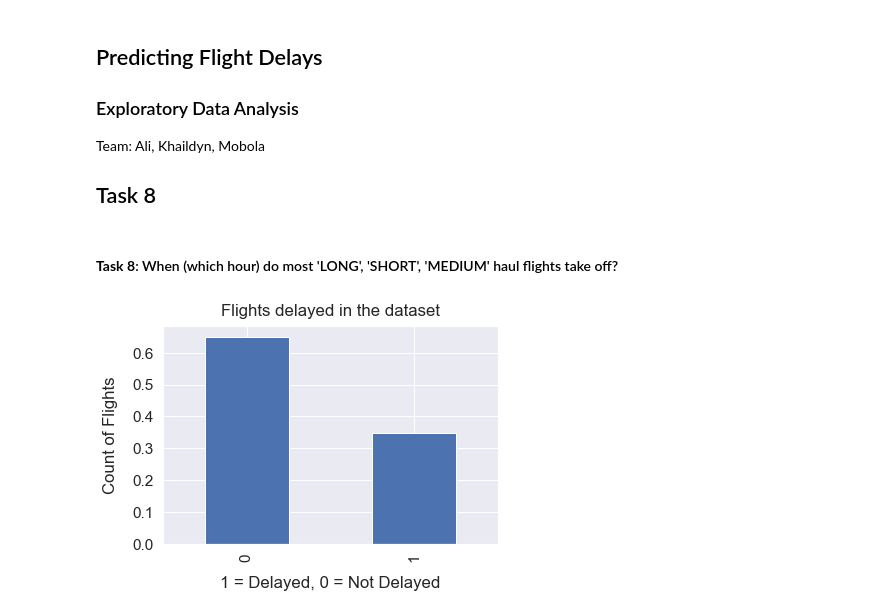
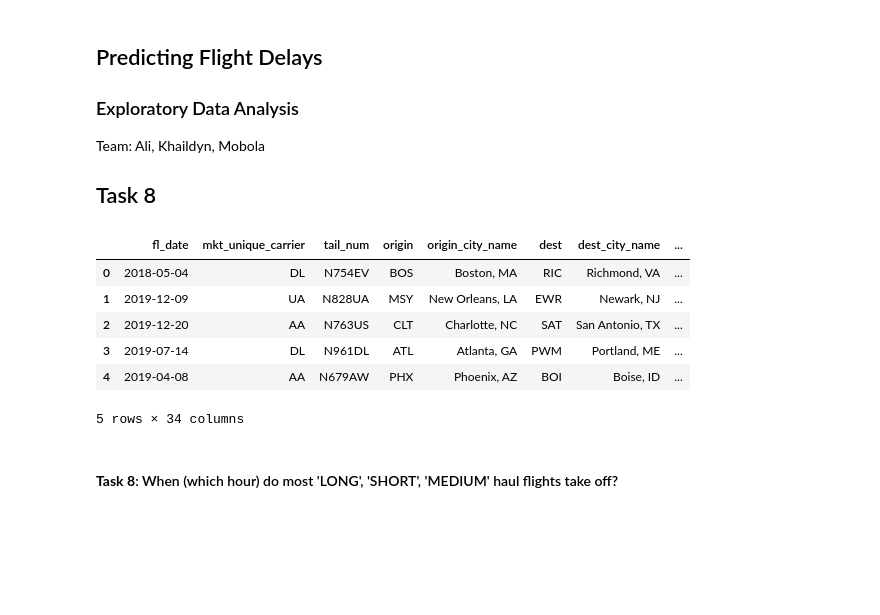
Before and after one commit to makhaildynchan/Predicting_Flight_Delays, a Jupyter notebook: workbench/3_EDA_Task_08.ipynb, the cells around one changed output. Saved outputs shown, nothing was run; the diff lists cells and outputs as text; code cells hidden in the pictures; blank space fills up the shorter version.

```diff
--- a/workbench/3_EDA_Task_08.ipynb
+++ b/workbench/3_EDA_Task_08.ipynb
@@ -15,6 +15,15 @@ import plotly.graph_objects as go
 # %%
 # Read files
 df_flights = pd.read_csv("data/flights.csv")
+df_flights.head()
+# %% [output]
+|  | fl_date | mkt_unique_carrier | tail_num | origin | origin_city_name | dest | dest_city_name | ... |
+| 0 | 2018-05-04 | DL | N754EV | BOS | Boston, MA | RIC | Richmond, VA | ... |
+| 1 | 2019-12-09 | UA | N828UA | MSY | New Orleans, LA | EWR | Newark, NJ | ... |
+| 2 | 2019-12-20 | AA | N763US | CLT | Charlotte, NC | SAT | San Antonio, TX | ... |
+| 3 | 2019-07-14 | DL | N961DL | ATL | Atlanta, GA | PWM | Portland, ME | ... |
+| 4 | 2019-04-08 | AA | N679AW | PHX | Phoenix, AZ | BOI | Boise, ID | ... |
+5 rows × 34 columns
 # %% [markdown]
 #### **Task 8**: When (which hour) do most 'LONG', 'SHORT', 'MEDIUM' haul flights take off?
 # %%
@@ -32,12 +42,3 @@ figs.update_layout(
     annotations=[dict(text='<i>Duration<i>', x=0.5, y=0.5, font_size=11, showarrow=False)]
 )
 figs.show()
-# %%
-
-sns.set(font_scale=1.4)
-df_flights.flight_delayed.value_counts(normalize=True).plot(kind = 'bar')
-plt.xlabel("1 = Delayed, 0 = Not Delayed", labelpad=14)
-plt.ylabel("Count of Flights", labelpad=14)
-plt.title("Flights delayed in the dataset", y=1.02);
-# %% [output]
-[figure, removed]
```
Also changed, not shown: parts of 8 cells of this notebook, 3 other files.
